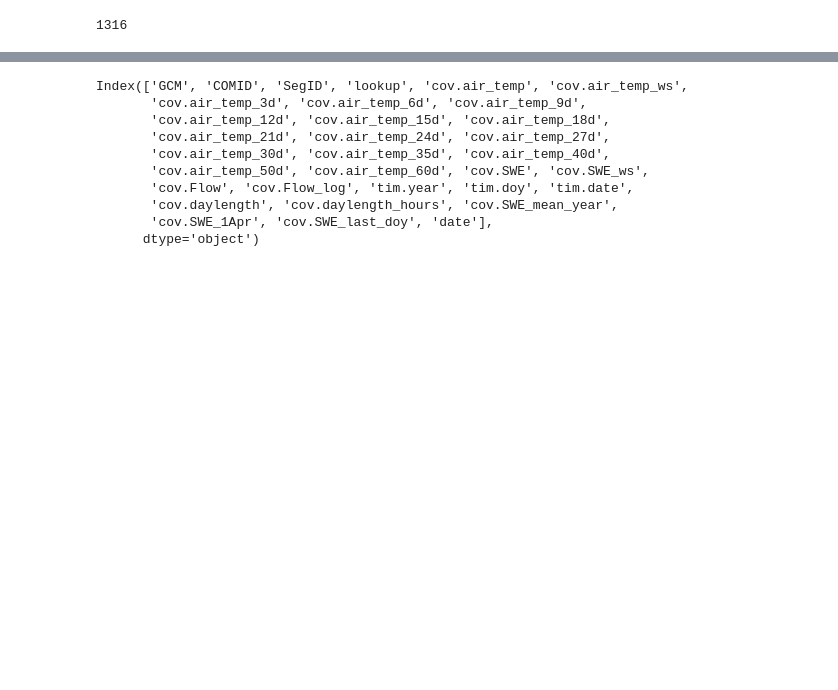
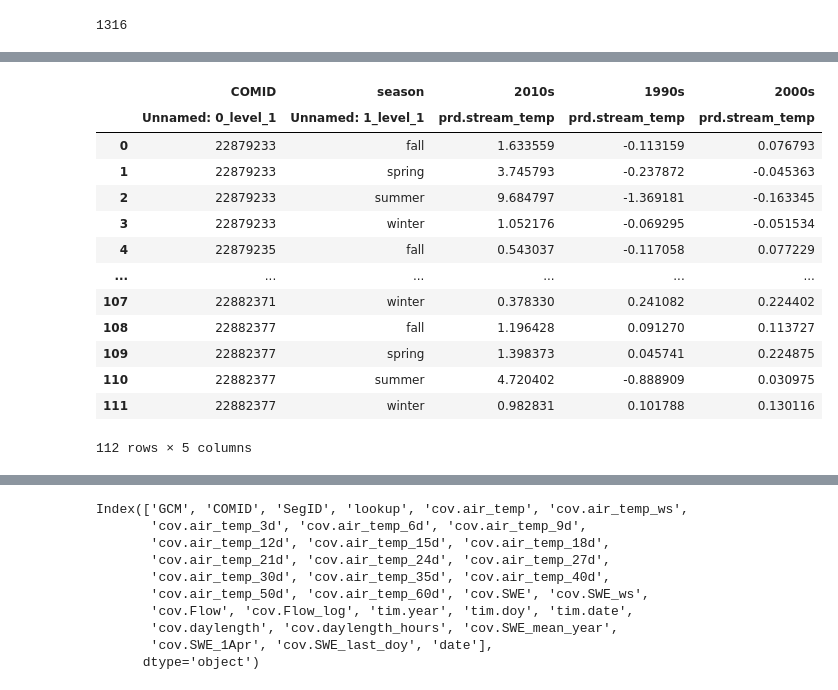
Before and after one commit to uryckid/stream-temperature-predictions, a Jupyter notebook: temp-preds_togpkg_working.ipynb, the cells around one changed output, grey strips where cells are left out. Drawn from its saved outputs; the diff is of its cells as text; code cells hidden in the pictures; blank space fills up the shorter version.

```diff
--- a/temp-preds_togpkg_working.ipynb
+++ b/temp-preds_togpkg_working.ipynb
@@ -466,0 +218,17 @@ len(cur_comids_preds)
+# %%
+pd.read_csv(os.path.join(temp_dir_retro, 'seasonal_anomalies', f'{cur_huc}_anoms.zip'), header = [0,1])
+# %% [output]
+|  | COMID | season | 2010s | 1990s | 2000s |
+|  | Unnamed: 0_level_1 | Unnamed: 1_level_1 | prd.stream_temp | prd.stream_temp | prd.stream_temp |
+| 0 | 22879233 | fall | 1.633559 | -0.113159 | 0.076793 |
+| 1 | 22879233 | spring | 3.745793 | -0.237872 | -0.045363 |
+| 2 | 22879233 | summer | 9.684797 | -1.369181 | -0.163345 |
+| 3 | 22879233 | winter | 1.052176 | -0.069295 | -0.051534 |
+| 4 | 22879235 | fall | 0.543037 | -0.117058 | 0.077229 |
+| ... | ... | ... | ... | ... | ... |
+| 107 | 22882371 | winter | 0.378330 | 0.241082 | 0.224402 |
+| 108 | 22882377 | fall | 1.196428 | 0.091270 | 0.113727 |
+| 109 | 22882377 | spring | 1.398373 | 0.045741 | 0.224875 |
+| 110 | 22882377 | summer | 4.720402 | -0.888909 | 0.030975 |
+| 111 | 22882377 | winter | 0.982831 | 0.101788 | 0.130116 |
+112 rows × 5 columns
```
Also changed, not shown: parts of 283 cells of this notebook.
